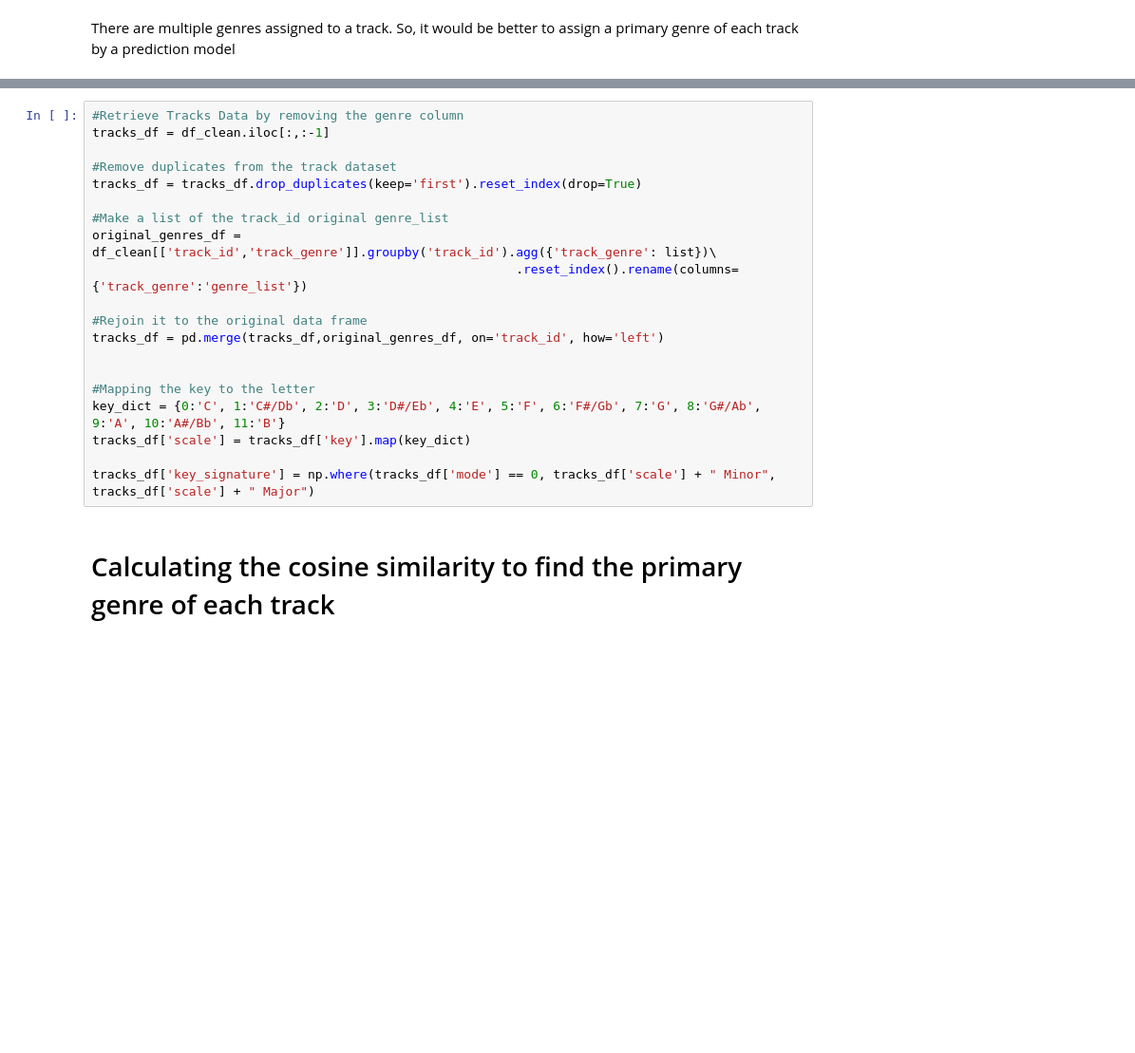
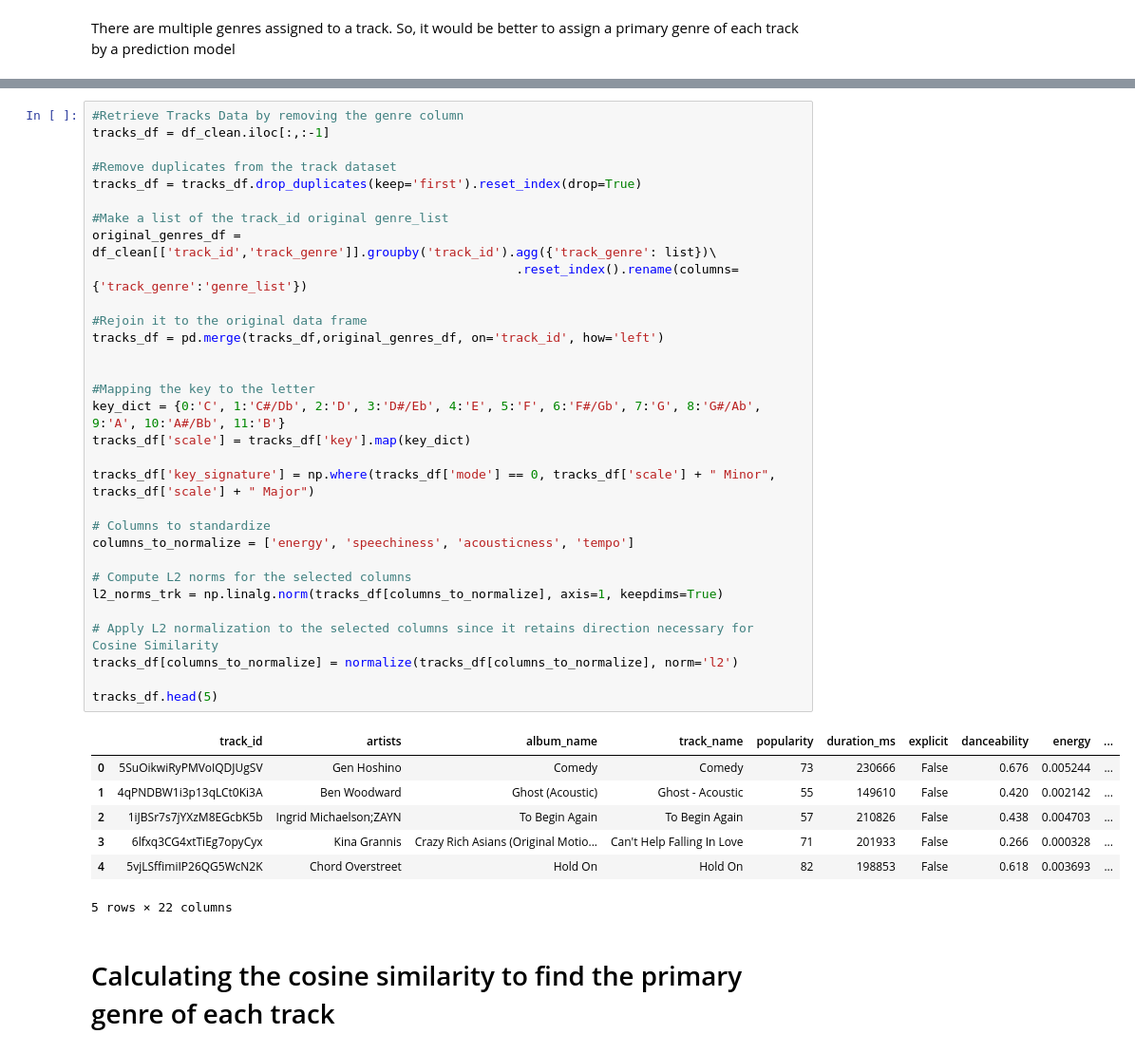
Before and after one commit to avirup88/spotify_analysis, a Jupyter notebook: Spotify Tracks Analysis.ipynb, the cells around one changed output, grey strips where cells are left out. Shown: that part at 95% size. Drawn from its saved outputs; the diff is of its cells as text; blank space fills up the shorter version.

```diff
--- a/Spotify Tracks Analysis.ipynb
+++ b/Spotify Tracks Analysis.ipynb
@@ -191,23 +201,42 @@ genre_grp_df
 # %%
 #Retrieve Tracks Data by removing the genre column
 tracks_df = df_clean.iloc[:,:-1]
 
 #Remove duplicates from the track dataset
 tracks_df = tracks_df.drop_duplicates(keep='first').reset_index(drop=True)
 
 #Make a list of the track_id original genre_list
 original_genres_df = df_clean[['track_id','track_genre']].groupby('track_id').agg({'track_genre': list})\
                                                          .reset_index().rename(columns={'track_genre':'genre_list'})
 
 #Rejoin it to the original data frame
 tracks_df = pd.merge(tracks_df,original_genres_df, on='track_id', how='left')
 
 
 #Mapping the key to the letter
 key_dict = {0:'C', 1:'C#/Db', 2:'D', 3:'D#/Eb', 4:'E', 5:'F', 6:'F#/Gb', 7:'G', 8:'G#/Ab', 9:'A', 10:'A#/Bb', 11:'B'}
 tracks_df['scale'] = tracks_df['key'].map(key_dict)
 
 tracks_df['key_signature'] = np.where(tracks_df['mode'] == 0, tracks_df['scale'] + " Minor", tracks_df['scale'] + " Major")
+
+# Columns to standardize
+columns_to_normalize = ['energy', 'speechiness', 'acousticness', 'tempo']
+
+# Compute L2 norms for the selected columns
+l2_norms_trk = np.linalg.norm(tracks_df[columns_to_normalize], axis=1, keepdims=True)
+
+# Apply L2 normalization to the selected columns since it retains direction necessary for Cosine Similarity
+tracks_df[columns_to_normalize] = normalize(tracks_df[columns_to_normalize], norm='l2')
+
+tracks_df.head(5)
+# %% [output]
+|  | track_id | artists | album_name | track_name | popularity | duration_ms | explicit | danceability | energy | ... |
+| 0 | 5SuOikwiRyPMVoIQDJUgSV | Gen Hoshino | Comedy | Comedy | 73 | 230666 | False | 0.676 | 0.005244 | ... |
+| 1 | 4qPNDBW1i3p13qLCt0Ki3A | Ben Woodward | Ghost (Acoustic) | Ghost - Acoustic | 55 | 149610 | False | 0.420 | 0.002142 | ... |
+| 2 | 1iJBSr7s7jYXzM8EGcbK5b | Ingrid Michaelson;ZAYN | To Begin Again | To Begin Again | 57 | 210826 | False | 0.438 | 0.004703 | ... |
+| 3 | 6lfxq3CG4xtTiEg7opyCyx | Kina Grannis | Crazy Rich Asians (Original Motio... | Can't Help Falling In Love | 71 | 201933 | False | 0.266 | 0.000328 | ... |
+| 4 | 5vjLSffimiIP26QG5WcN2K | Chord Overstreet | Hold On | Hold On | 82 | 198853 | False | 0.618 | 0.003693 | ... |
+5 rows × 22 columns
 # %% [markdown]
 # Calculating the cosine similarity to find the primary genre of each track
 # %%
```
Also changed, not shown: parts of 7 cells of this notebook, 2 other files.
